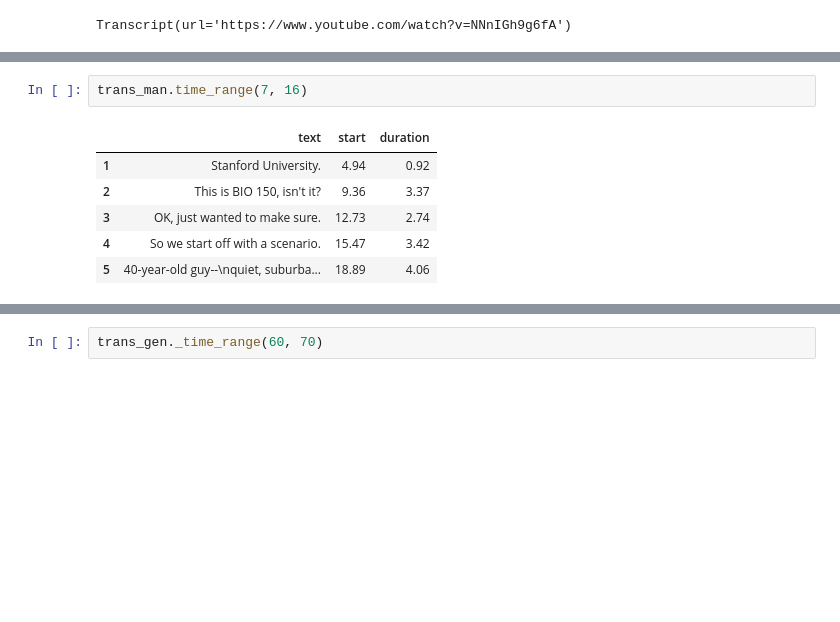
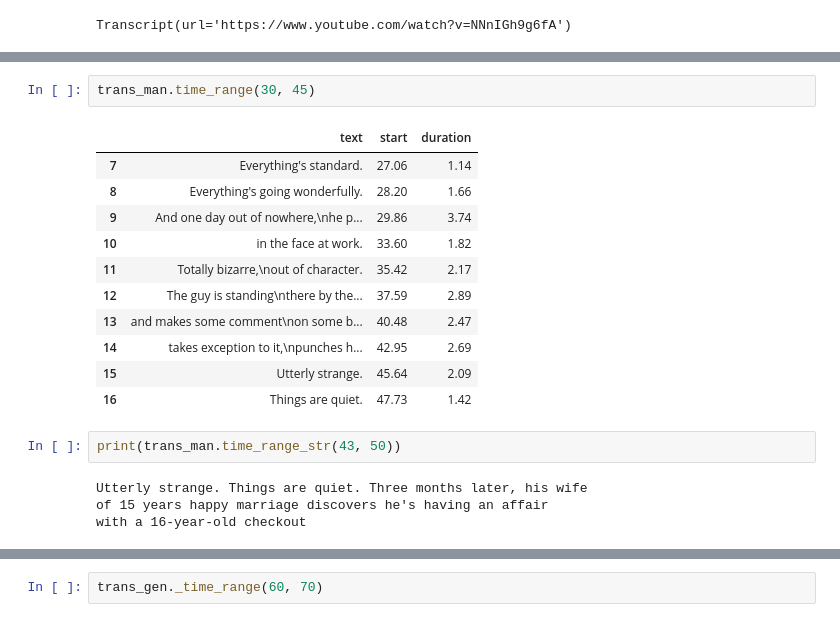
Before and after one commit to hdmamin/jabberwocky, a Jupyter notebook: notebooks/nb03-transcript-manager.ipynb, the cells around one changed output, grey strips where cells are left out. Cells and saved outputs as stored; diff of their text form; blank space fills up the shorter version.

Commit message:
fin promptmanager; mostly integrated into transcript; start adding full_sentences option

```diff
--- a/notebooks/nb03-transcript-manager.ipynb
+++ b/notebooks/nb03-transcript-manager.ipynb
@@ -250,9 +299,20 @@ Transcript(url='https://www.youtube.com/watch?v=NNnIGh9g6fA')
 # %%
-trans_man.time_range(7, 16)
+trans_man.time_range(30, 45)
 # %% [output]
 |  | text | start | duration |
-| 1 | Stanford University. | 4.94 | 0.92 |
-| 2 | This is BIO 150, isn't it? | 9.36 | 3.37 |
-| 3 | OK, just wanted to make sure. | 12.73 | 2.74 |
-| 4 | So we start off with a scenario. | 15.47 | 3.42 |
-| 5 | 40-year-old guy--\nquiet, suburba... | 18.89 | 4.06 |
+| 7 | Everything's standard. | 27.06 | 1.14 |
+| 8 | Everything's going wonderfully. | 28.20 | 1.66 |
+| 9 | And one day out of nowhere,\nhe p... | 29.86 | 3.74 |
+| 10 | in the face at work. | 33.60 | 1.82 |
+| 11 | Totally bizarre,\nout of character. | 35.42 | 2.17 |
+| 12 | The guy is standing\nthere by the... | 37.59 | 2.89 |
+| 13 | and makes some comment\non some b... | 40.48 | 2.47 |
+| 14 | takes exception to it,\npunches h... | 42.95 | 2.69 |
+| 15 | Utterly strange. | 45.64 | 2.09 |
+| 16 | Things are quiet. | 47.73 | 1.42 |
+# %%
+print(trans_man.time_range_str(43, 50))
+# %% [output]
+Utterly strange. Things are quiet. Three months later, his wife
+of 15 years happy marriage discovers he's having an affair
+with a 16-year-old checkout
```
Also changed, not shown: parts of 15 cells of this notebook, 2 other files.
